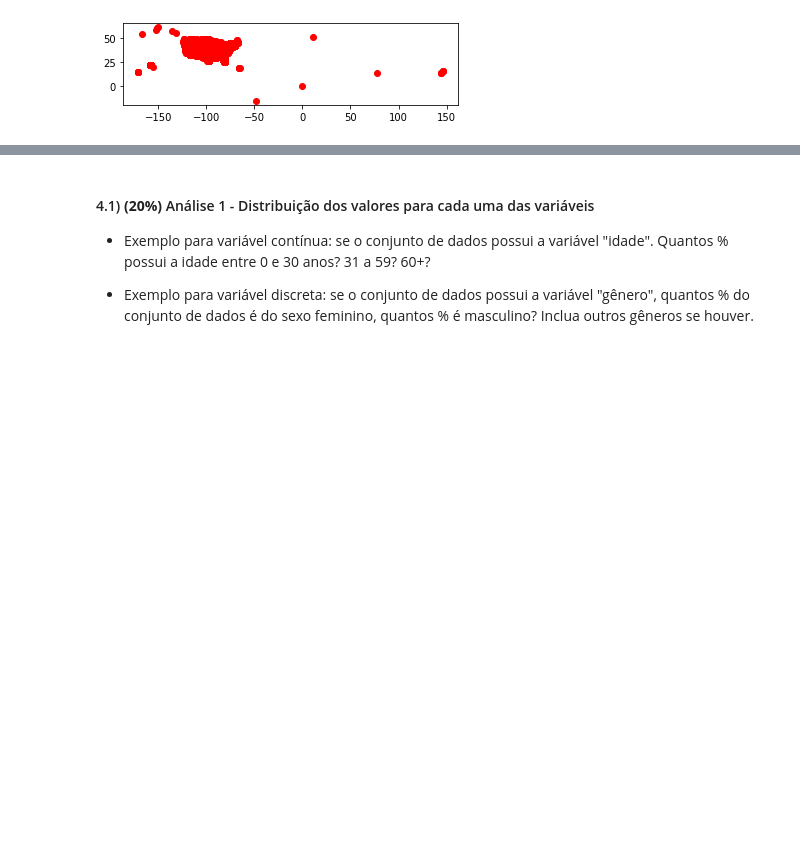
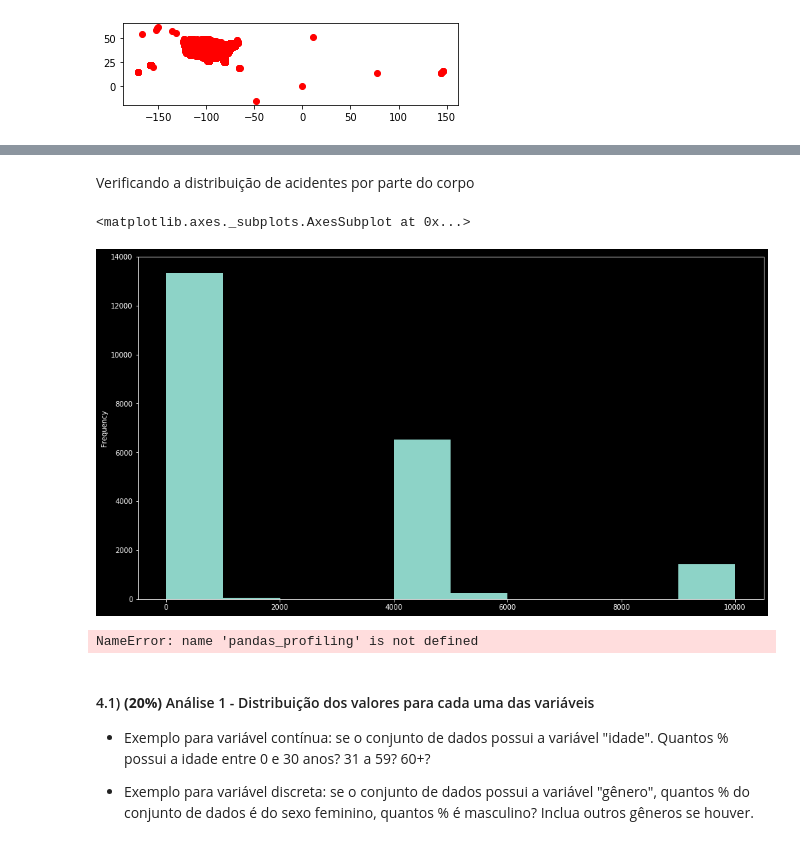
Before and after one commit to marcoguinter/aed_projeto_1, a Jupyter notebook: projeto.ipynb, the cells around one changed output, grey strips where cells are left out. Cells and saved outputs as stored; diff of their text form; code cells hidden in the pictures; blank space fills up the shorter version.

```diff
--- a/projeto.ipynb
+++ b/projeto.ipynb
@@ -432,3 +451,14 @@ plt.show()
+# %% [markdown]
+Verificando a distribuição de acidentes por parte do corpo
+# %%
+df['Part of Body'].plot(kind="hist")
+# %% [output]
+<matplotlib.axes._subplots.AxesSubplot at 0x...>
+[figure, added]
+# %%
+pandas_profiling.ProfileReport(df)
+# %% [output]
+NameError: name 'pandas_profiling' is not defined
 # %% [markdown]
 #### 4.1) **(20%)** Análise 1 -  Distribuição dos valores para cada uma das variáveis
 - Exemplo para variável contínua: se o conjunto de dados possui a variável "idade". Quantos % possui a idade entre 0 e 30 anos? 31 a 59? 60+?
```
Also changed, not shown: parts of 5 cells of this notebook.
